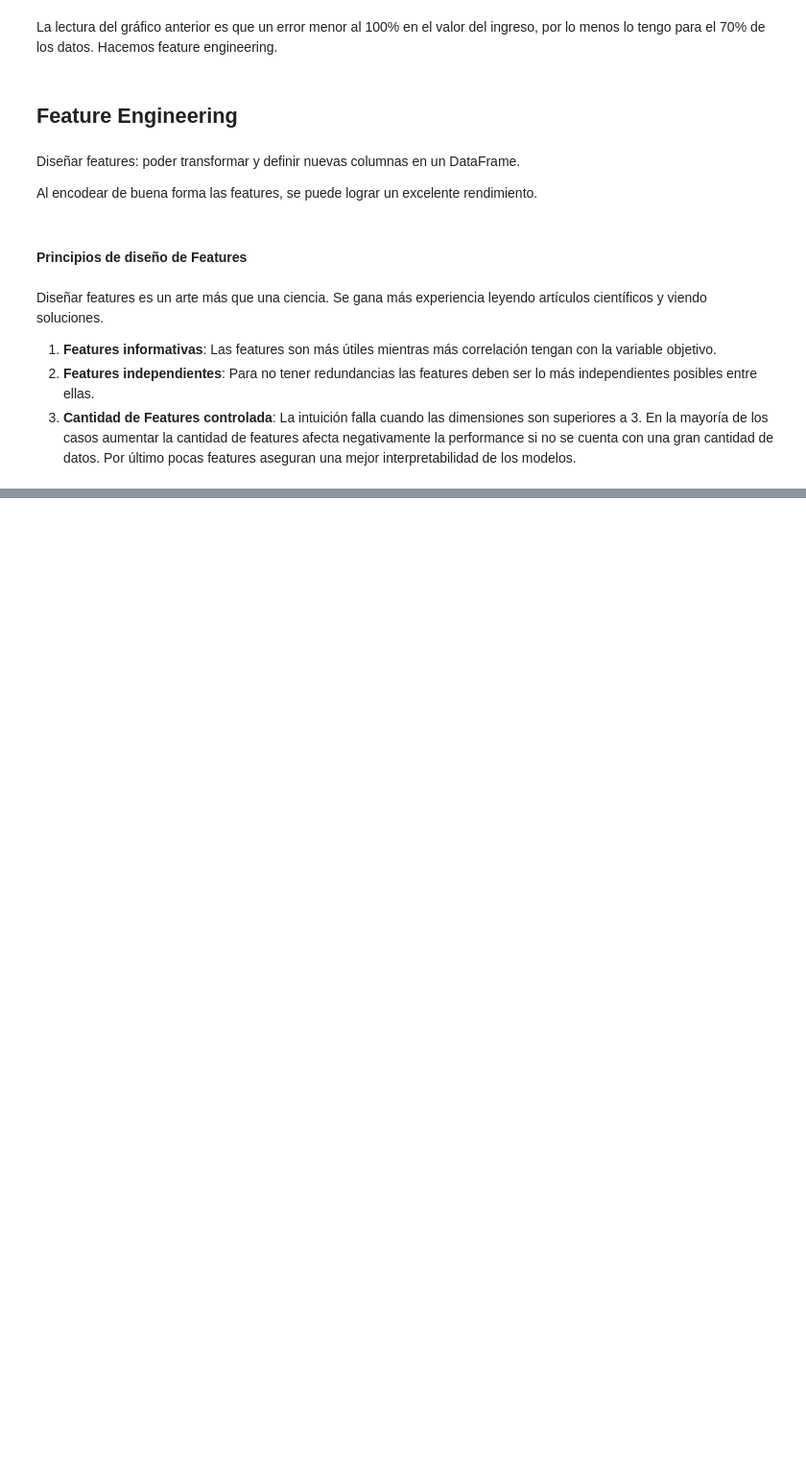
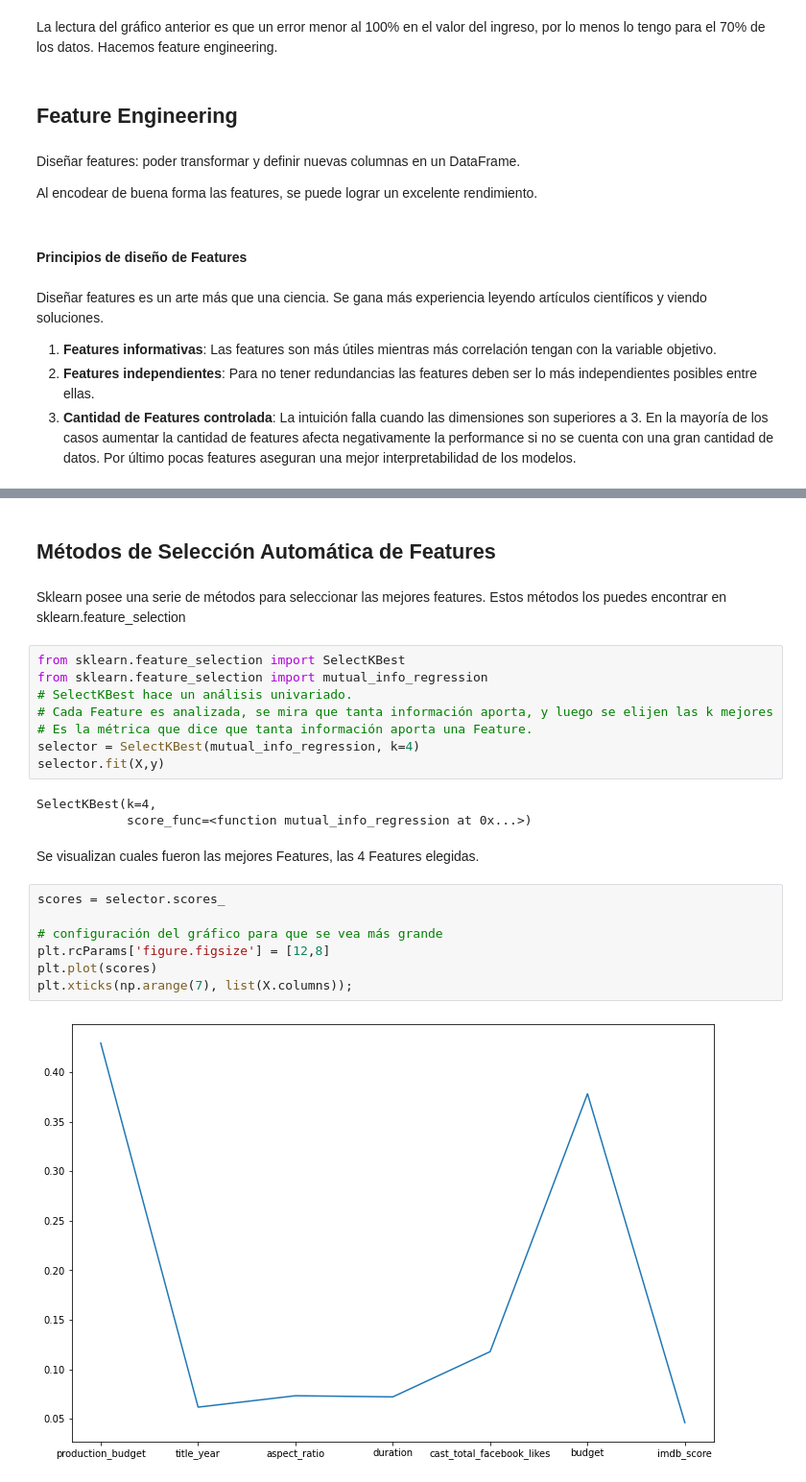
Before and after one commit to luisSantamariaCOL/MachineLearning-Journey, a Jupyter notebook: Machine Learning Projects/Prediccion de Ingresos de Peliculas/Prediccion de Ingresos de Peliculas.ipynb, the cells around one changed output, grey strips where cells are left out. Shown at 96% size. Drawn from its saved outputs; the diff is of its cells as text; blank space fills up the shorter version.

Commit message:
Seleccion de Features completada

```diff
--- a/Machine Learning Projects/Prediccion de Ingresos de Peliculas/Prediccion de Ingresos de Peliculas.ipynb
+++ b/Machine Learning Projects/Prediccion de Ingresos de Peliculas/Prediccion de Ingresos de Peliculas.ipynb
@@ -872,0 +873,26 @@ También que production_budget es la variable más importante para definir si un
+# %% [markdown]
+## Métodos de Selección Automática de Features
+# %% [markdown]
+Sklearn posee una serie de métodos para seleccionar las mejores features. Estos métodos los puedes encontrar en sklearn.feature_selection
+# %%
+from sklearn.feature_selection import SelectKBest
+from sklearn.feature_selection import mutual_info_regression
+# SelectKBest hace un análisis univariado.
+# Cada Feature es analizada, se mira que tanta información aporta, y luego se elijen las k mejores
+# Es la métrica que dice que tanta información aporta una Feature.
+selector = SelectKBest(mutual_info_regression, k=4)
+selector.fit(X,y)
+# %% [output]
+SelectKBest(k=4,
+            score_func=<function mutual_info_regression at 0x...>)
+# %% [markdown]
+Se visualizan cuales fueron las mejores Features, las 4 Features elegidas.
+# %%
+scores = selector.scores_
+
+# configuración del gráfico para que se vea más grande
+plt.rcParams['figure.figsize'] = [12,8]
+plt.plot(scores)
+plt.xticks(np.arange(7), list(X.columns));
+# %% [output]
+[figure, added]
```
Also changed, not shown: parts of 79 cells of this notebook.
